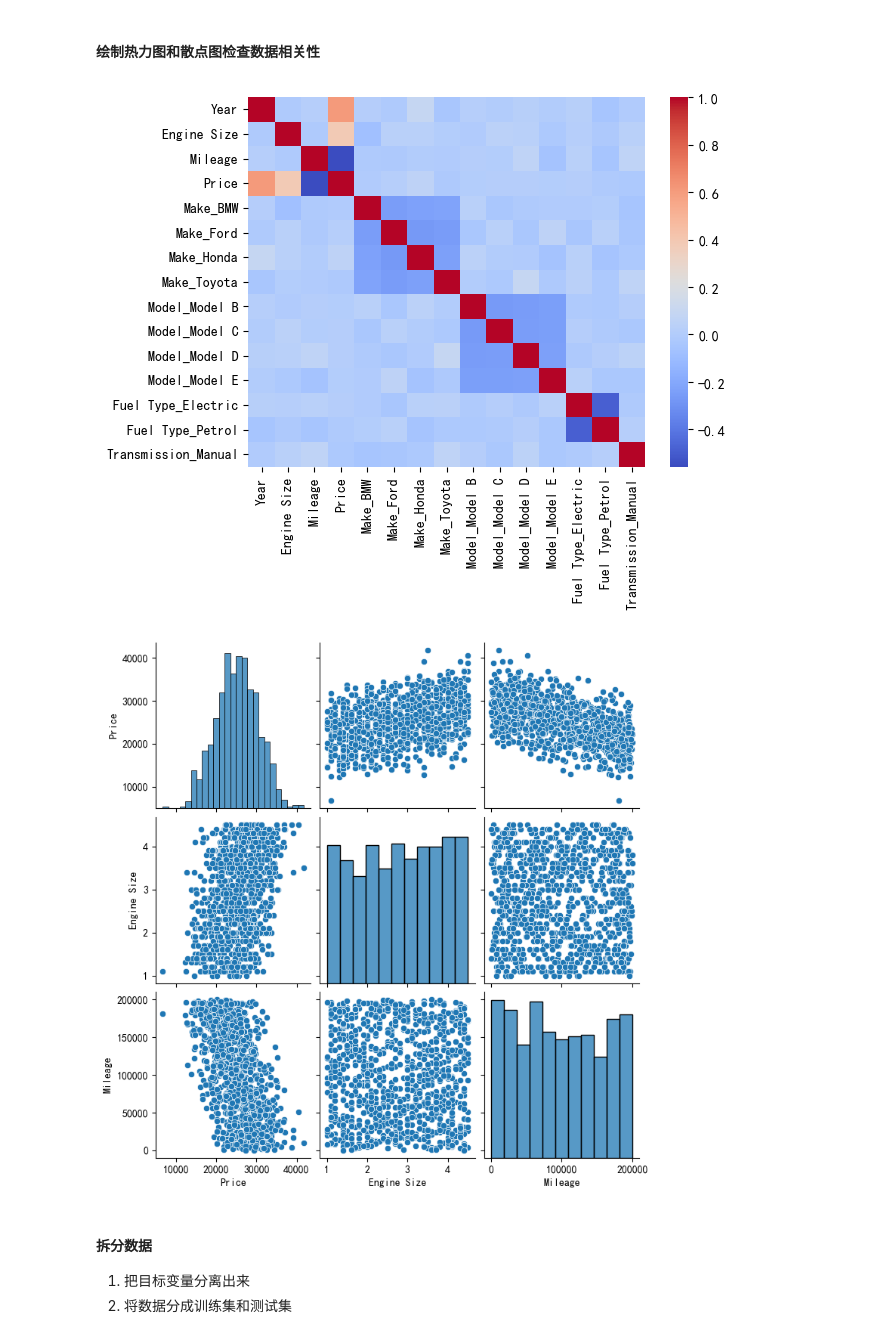
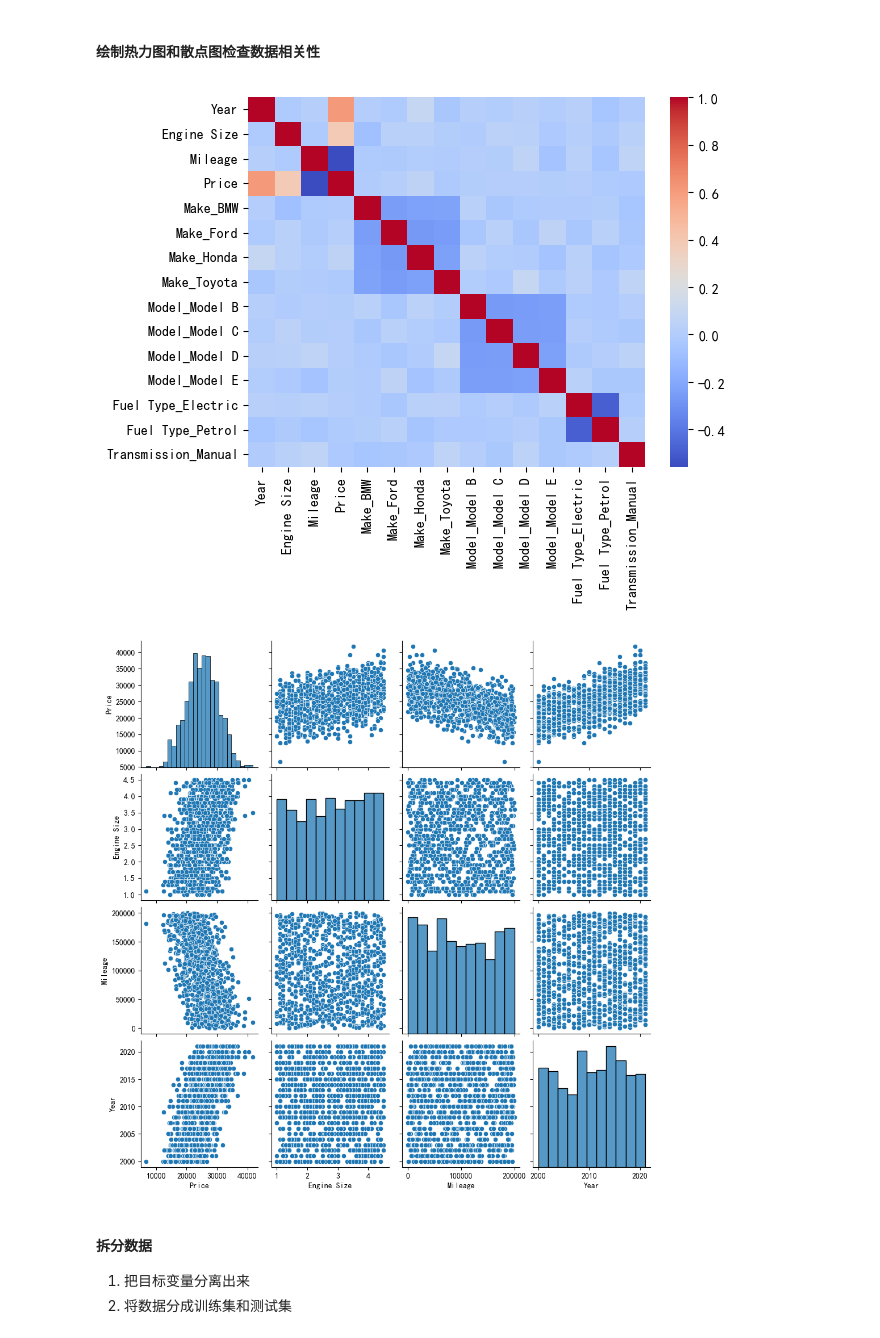
Before and after one commit to zhaobolei/multiple-linear-regression, a Jupyter notebook: 多元线性回归.ipynb, the cells around one changed output. Saved outputs shown, nothing was run; the diff lists cells and outputs as text; code cells hidden in the pictures.

```diff
--- a/多元线性回归.ipynb
+++ b/多元线性回归.ipynb
@@ -300,13 +301,13 @@ data.head()
 # %%
 # 绘制热力图
 plt.rcParams['font.sans-serif'] = ['Simhei']
 plt.rcParams['axes.unicode_minus'] = False
 sns.heatmap(data.corr(),annot=False,cmap='coolwarm')
-sns.pairplot(data[['Price','Engine Size','Mileage']])
+sns.pairplot(data[['Price','Engine Size','Mileage','Year']])
 plt.show()
 # %% [output]
 [figure]
-[figure, old version]
+[figure, new version]
 # %% [markdown]
 #### 拆分数据
 1. 把目标变量分离出来
```
Also changed, not shown: parts of 14 cells of this notebook.
